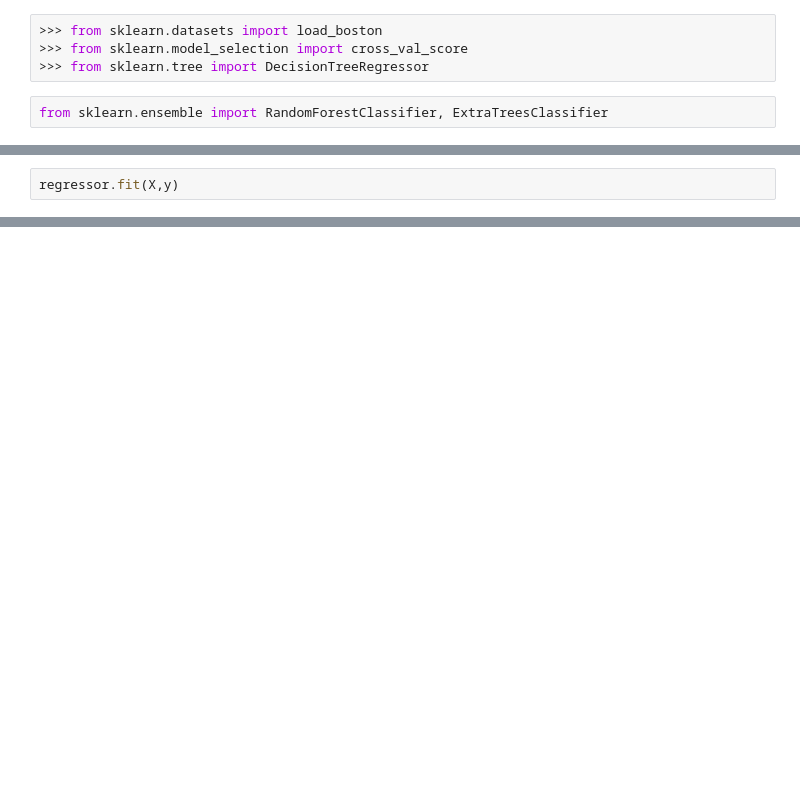
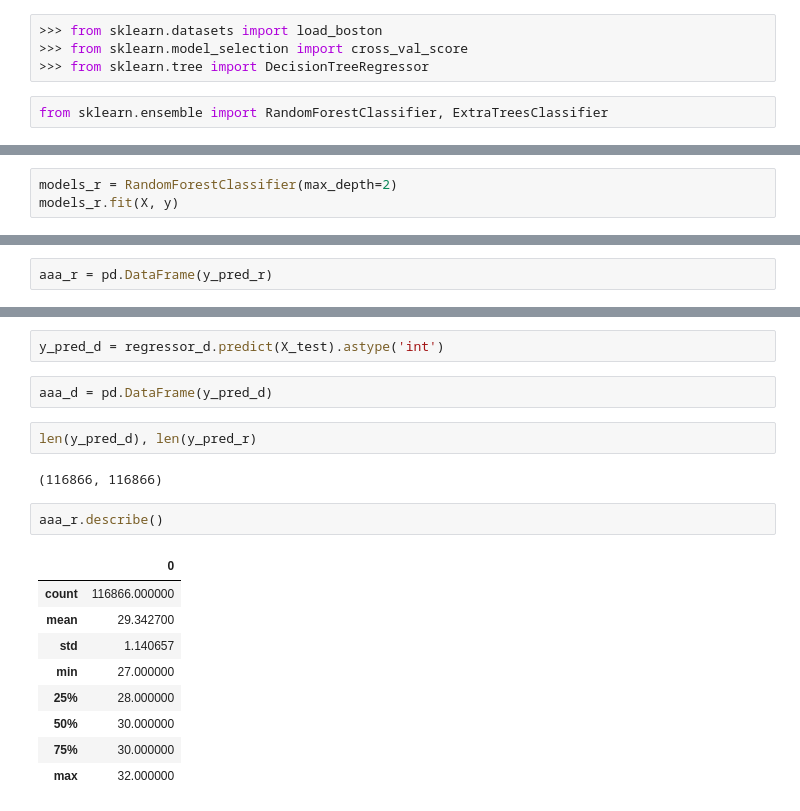
Before and after one commit to wjy5446/airbnb-new-booking, a Jupyter notebook: joe/airbnb_V1.0(EDA)_junki.ipynb, the cells around one changed output, grey strips where cells are left out. Saved outputs shown, nothing was run; the diff lists cells and outputs as text; blank space fills up the shorter version.

```diff
--- a/joe/airbnb_V1.0(EDA)_junki.ipynb
+++ b/joe/airbnb_V1.0(EDA)_junki.ipynb
@@ -446,2 +393,0 @@ array([-1.47730022e+02, -1.02706537e+03, -1.09989211e+03, -9.69063293e+02,
-# %%
-regressor.fit(X,y)
@@ -473,0 +394,3 @@ dtype: float64
+# %%
+models_r = RandomForestClassifier(max_depth=2)
+models_r.fit(X, y)
@@ -473,0 +407,2 @@ dtype: float64
+# %%
+aaa_r = pd.DataFrame(y_pred_r)
@@ -473,0 +419,20 @@ dtype: float64
+# %%
+y_pred_d = regressor_d.predict(X_test).astype('int')
+# %%
+aaa_d = pd.DataFrame(y_pred_d)
+# %%
+len(y_pred_d), len(y_pred_r)
+# %% [output]
+(116866, 116866)
+# %%
+aaa_r.describe()
+# %% [output]
+|  | 0 |
+| count | 116866.000000 |
+| mean | 29.342700 |
+| std | 1.140657 |
+| min | 27.000000 |
+| 25% | 28.000000 |
+| 50% | 30.000000 |
+| 75% | 30.000000 |
+| max | 32.000000 |
```
Also changed, not shown: parts of 47 cells of this notebook, 3 other files.
